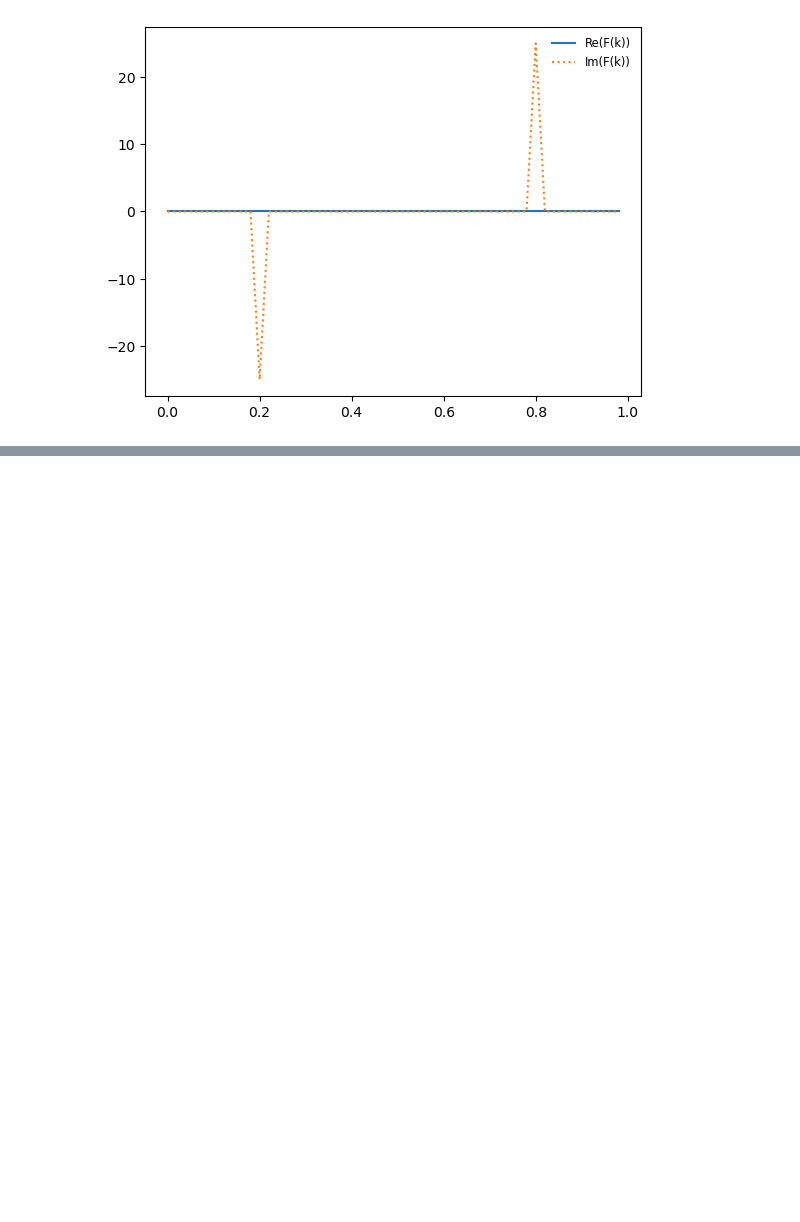
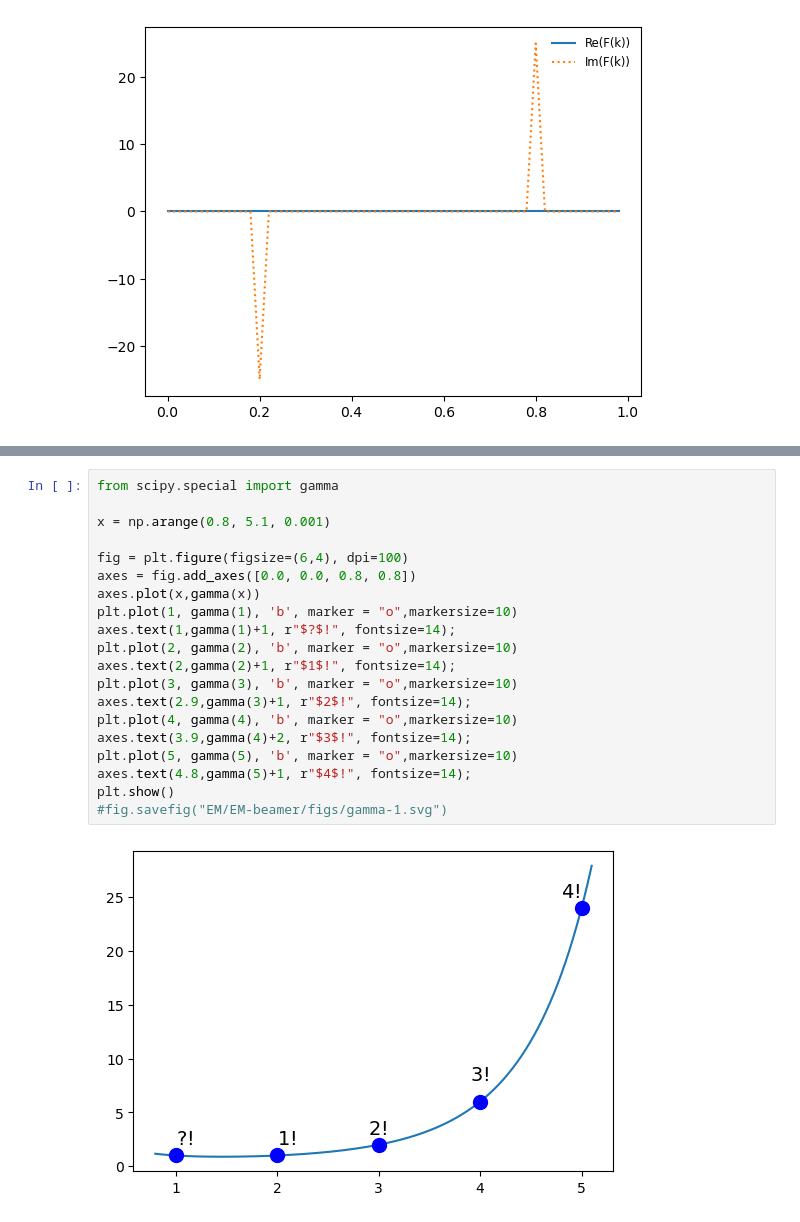
Before and after one commit to xfli376/Lecture, a Jupyter notebook: python_MQ_ME.ipynb, the cells around one changed output, grey strips where cells are left out. Cells and saved outputs as stored; diff of their text form; blank space fills up the shorter version.

```diff
--- a/python_MQ_ME.ipynb
+++ b/python_MQ_ME.ipynb
@@ -1149,0 +1219,22 @@ plt.savefig("dft.png")
+# %%
+from scipy.special import gamma
+
+x = np.arange(0.8, 5.1, 0.001)
+
+fig = plt.figure(figsize=(6,4), dpi=100)
+axes = fig.add_axes([0.0, 0.0, 0.8, 0.8])
+axes.plot(x,gamma(x))
+plt.plot(1, gamma(1), 'b', marker = "o",markersize=10)
+axes.text(1,gamma(1)+1, r"$?$!", fontsize=14);
+plt.plot(2, gamma(2), 'b', marker = "o",markersize=10)
+axes.text(2,gamma(2)+1, r"$1$!", fontsize=14);
+plt.plot(3, gamma(3), 'b', marker = "o",markersize=10)
+axes.text(2.9,gamma(3)+1, r"$2$!", fontsize=14);
+plt.plot(4, gamma(4), 'b', marker = "o",markersize=10)
+axes.text(3.9,gamma(4)+2, r"$3$!", fontsize=14);
+plt.plot(5, gamma(5), 'b', marker = "o",markersize=10)
+axes.text(4.8,gamma(5)+1, r"$4$!", fontsize=14);
+plt.show()
+#fig.savefig("EM/EM-beamer/figs/gamma-1.svg")
+# %% [output]
+[figure, added]
```
Also changed, not shown: parts of 7 cells of this notebook, 29 other files.
